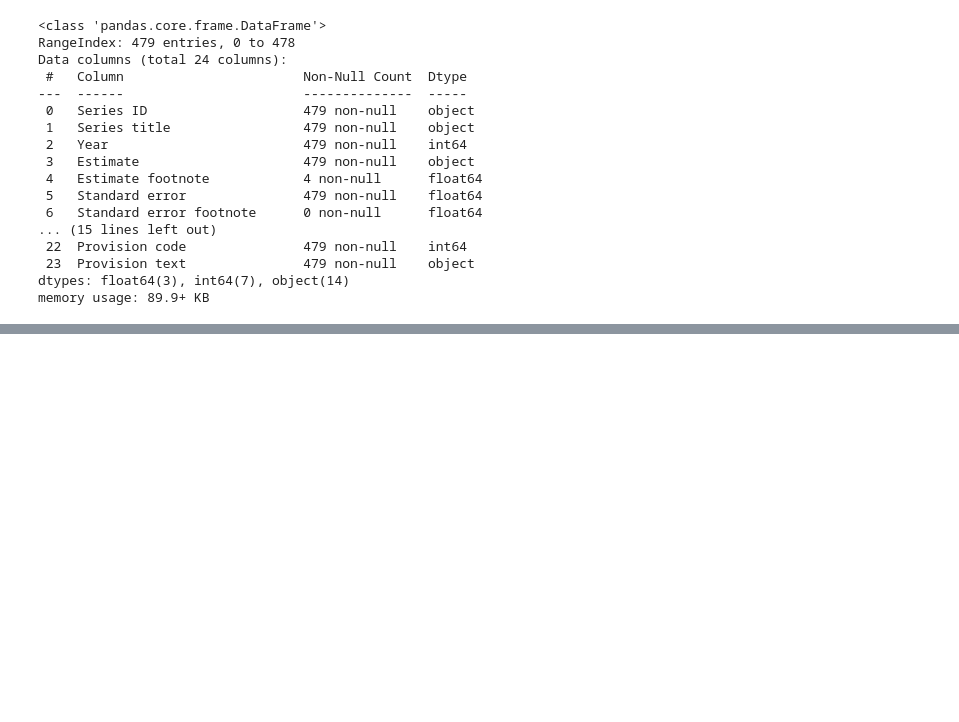
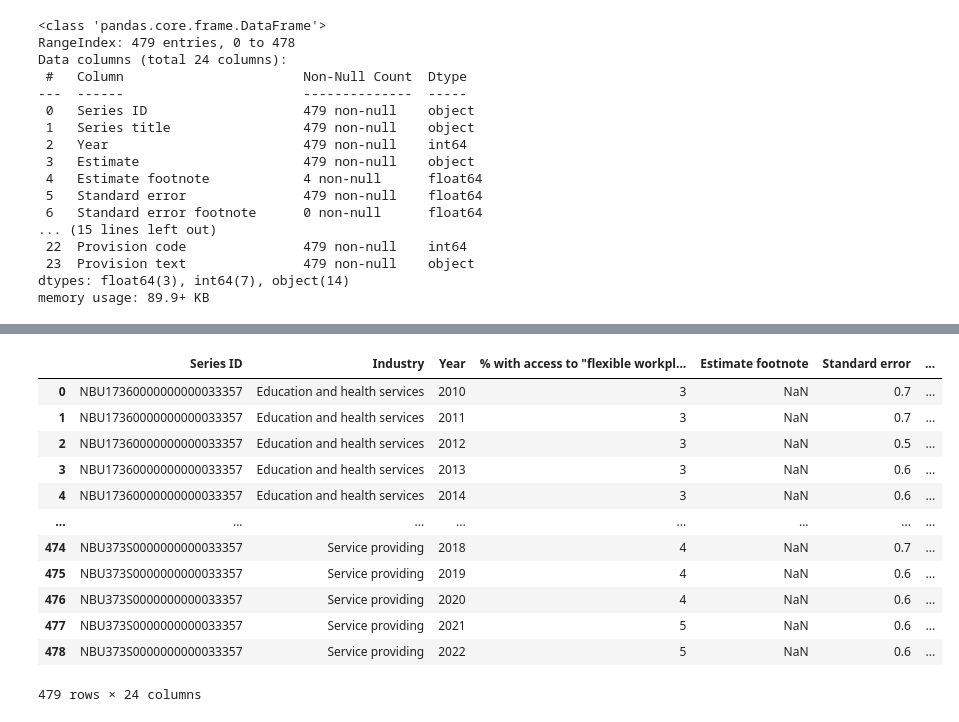
Before and after one commit to andrewschac/stash-ka, a Jupyter notebook: example.ipynb, the cells around one changed output, grey strips where cells are left out. Cells and saved outputs as stored; diff of their text form; code cells hidden in the pictures; blank space fills up the shorter version.

```diff
--- a/example.ipynb
+++ b/example.ipynb
@@ -73,3 +77,19 @@ memory usage: 8.4+ KB
 | 349 | 2021 | State and local government educat... | 1.0 |
 | 350 | 2022 | State and local government educat... | 1.1 |
 351 rows × 3 columns
+# %%
+test
+# %% [output]
+|  | Series ID | Industry | Year | % with access to "flexible workpl... | Estimate footnote | Standard error | ... |
+| 0 | NBU17360000000000033357 | Education and health services | 2010 | 3 | NaN | 0.7 | ... |
+| 1 | NBU17360000000000033357 | Education and health services | 2011 | 3 | NaN | 0.7 | ... |
+| 2 | NBU17360000000000033357 | Education and health services | 2012 | 3 | NaN | 0.5 | ... |
+| 3 | NBU17360000000000033357 | Education and health services | 2013 | 3 | NaN | 0.6 | ... |
+| 4 | NBU17360000000000033357 | Education and health services | 2014 | 3 | NaN | 0.6 | ... |
+| ... | ... | ... | ... | ... | ... | ... | ... |
+| 474 | NBU373S0000000000033357 | Service providing | 2018 | 4 | NaN | 0.7 | ... |
+| 475 | NBU373S0000000000033357 | Service providing | 2019 | 4 | NaN | 0.6 | ... |
+| 476 | NBU373S0000000000033357 | Service providing | 2020 | 4 | NaN | 0.6 | ... |
+| 477 | NBU373S0000000000033357 | Service providing | 2021 | 5 | NaN | 0.6 | ... |
+| 478 | NBU373S0000000000033357 | Service providing | 2022 | 5 | NaN | 0.6 | ... |
+479 rows × 24 columns
```
Also changed, not shown: parts of 3 cells of this notebook.
